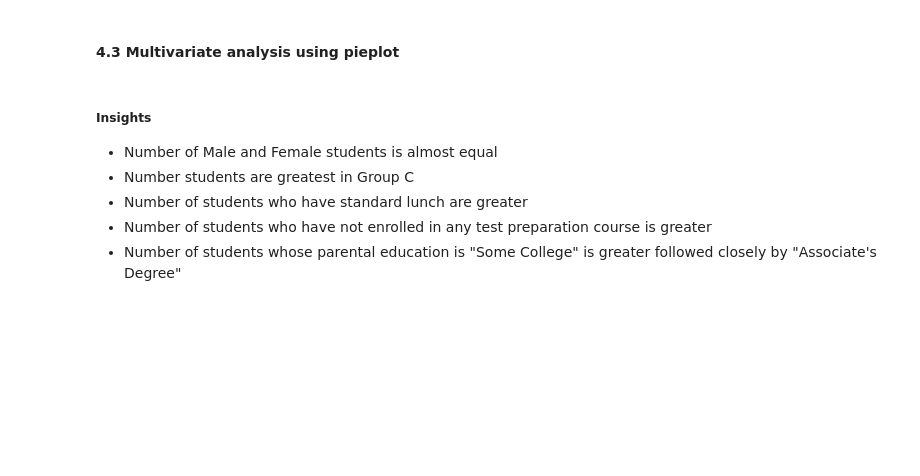
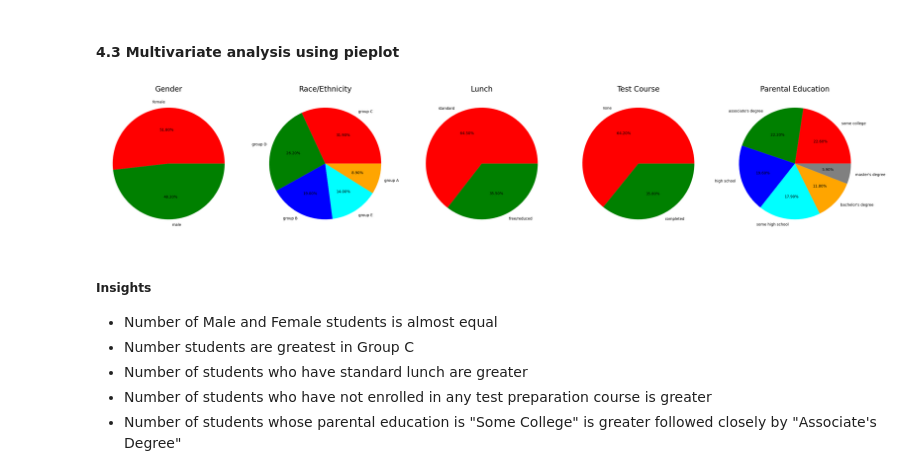
Before and after one commit to Sahilpatil009/student-performance-indicator, a Jupyter notebook: notebook/1 . EDA STUDENT PERFORMANCE .ipynb, the cells around one changed output. Cells and saved outputs as stored; diff of their text form; code cells hidden in the pictures; blank space fills up the shorter version.

```diff
--- a/notebook/1 . EDA STUDENT PERFORMANCE .ipynb
+++ b/notebook/1 . EDA STUDENT PERFORMANCE .ipynb
@@ -333,63 +362,69 @@ plt.show()
 # %%
 plt.rcParams['figure.figsize'] = (30, 12)
 
+# --- CLEAN COLUMN NAMES ---
+df.columns = df.columns.str.strip().str.lower().str.replace(" ", "_")
+df.rename(columns={'race/ethnicity': 'race_ethnicity'}, inplace=True)
+
+# --- 1. GENDER ---
 plt.subplot(1, 5, 1)
 size = df['gender'].value_counts()
-labels = 'Female', 'Male'
-color = ['red','green']
+labels = size.index
+colors = ['red','green']
 
-
-plt.pie(size, colors = color, labels = labels,autopct = '.%2f%%')
-plt.title('Gender', fontsize = 20)
+plt.pie(size, colors=colors, labels=labels, autopct='%1.2f%%')
+plt.title('Gender', fontsize=20)
 plt.axis('off')
 
 
+# --- 2. RACE ---
+plt.subplot(1, 5, 2)
+size = df['race_ethnicity'].value_counts()
+labels = size.index
+colors = ['red', 'green', 'blue', 'cyan','orange']
 
-plt.subplot(1, 5, 2)
-size = df['race/ethnicity'].value_counts()
-labels = 'Group C', 'Group D','Group B','Group E','Group A'
-color = ['red', 'green', 'blue', 'cyan','orange']
-
-plt.pie(size, colors = color,labels = labels,autopct = '.%2f%%')
-plt.title('Race/Ethnicity', fontsize = 20)
+plt.pie(size, colors=colors, labels=labels, autopct='%1.2f%%')
+plt.title('Race/Ethnicity', fontsize=20)
 plt.axis('off')
 
 
-
+# --- 3. LUNCH ---
 plt.subplot(1, 5, 3)
 size = df['lunch'].value_counts()
-labels = 'Standard', 'Free'
-color = ['red','green']
+labels = size.index
+colors = ['red','green']
 
-plt.pie(size, colors = color,labels = labels,autopct = '.%2f%%')
-plt.title('Lunch', fontsize = 20)
+plt.pie(size, colors=colors, labels=labels, autopct='%1.2f%%')
+plt.title('Lunch', fontsize=20)
 plt.axis('off')
 
 
+# --- 4. TEST PREP ---
 plt.subplot(1, 5, 4)
-size = df['test preparation course'].value_counts()
-labels = 'None', 'Completed'
-color = ['red','green']
+size = df['test_preparation_course'].value_counts()
+labels = size.index
+colors = ['red','green']
 
-plt.pie(size, colors = color,labels = labels,autopct = '.%2f%%')
-plt.title('Test Course', fontsize = 20)
+plt.pie(size, colors=colors, labels=labels, autopct='%1.2f%%')
+plt.title('Test Course', fontsize=20)
 plt.axis('off')
 
 
+# --- 5. PARENT EDUCATION ---
 plt.subplot(1, 5, 5)
-size = df['parental level of education'].value_counts()
-labels = 'Some College', "Associate's Degree",'High School','Some High School',"Bachelor's Degree","Master's Degree"
-color = ['red', 'green', 'blue', 'cyan','orange','grey']
+size = df['parental_level_of_education'].value_counts()
+labels = size.index
+colors = ['red', 'green', 'blue', 'cyan','orange','grey']
 
-plt.pie(size, colors = color,labels = labels,autopct = '.%2f%%')
-plt.title('Parental Education', fontsize = 20)
+plt.pie(size, colors=colors, labels=labels, autopct='%1.2f%%')
+plt.title('Parental Education', fontsize=20)
 plt.axis('off')
 
 
 plt.tight_layout()
-plt.grid()
-
 plt.show()
+# %% [output]
+[figure, added]
 # %% [markdown]
 #####  Insights
 - Number of Male and Female students is almost equal
```
Also changed, not shown: parts of 17 cells of this notebook, 4 other files.
